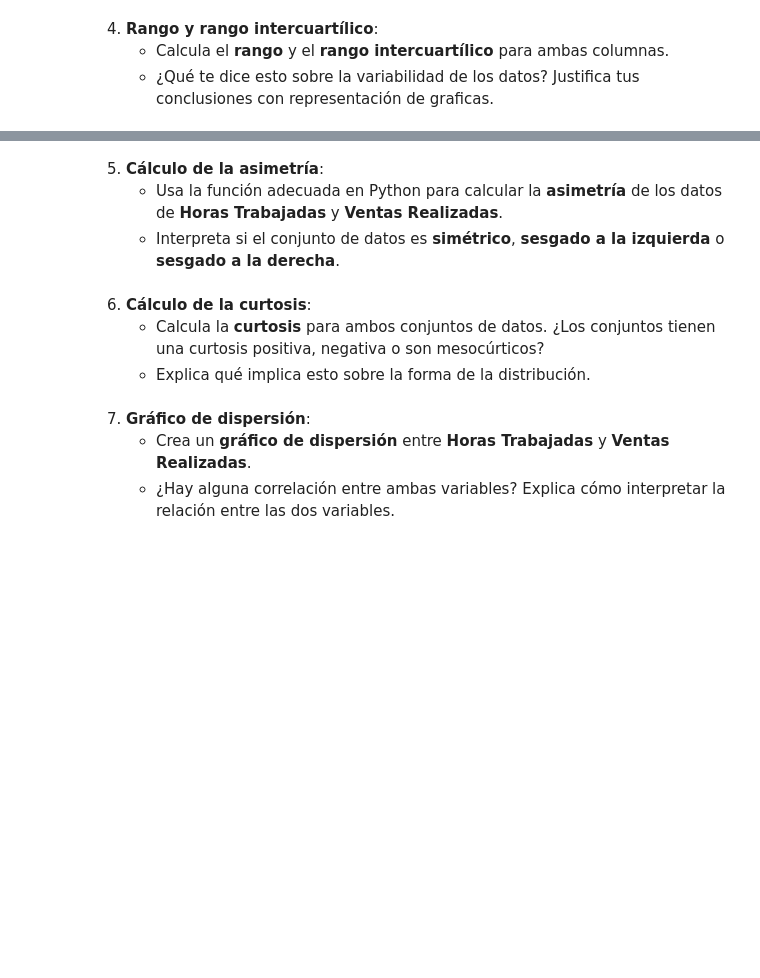
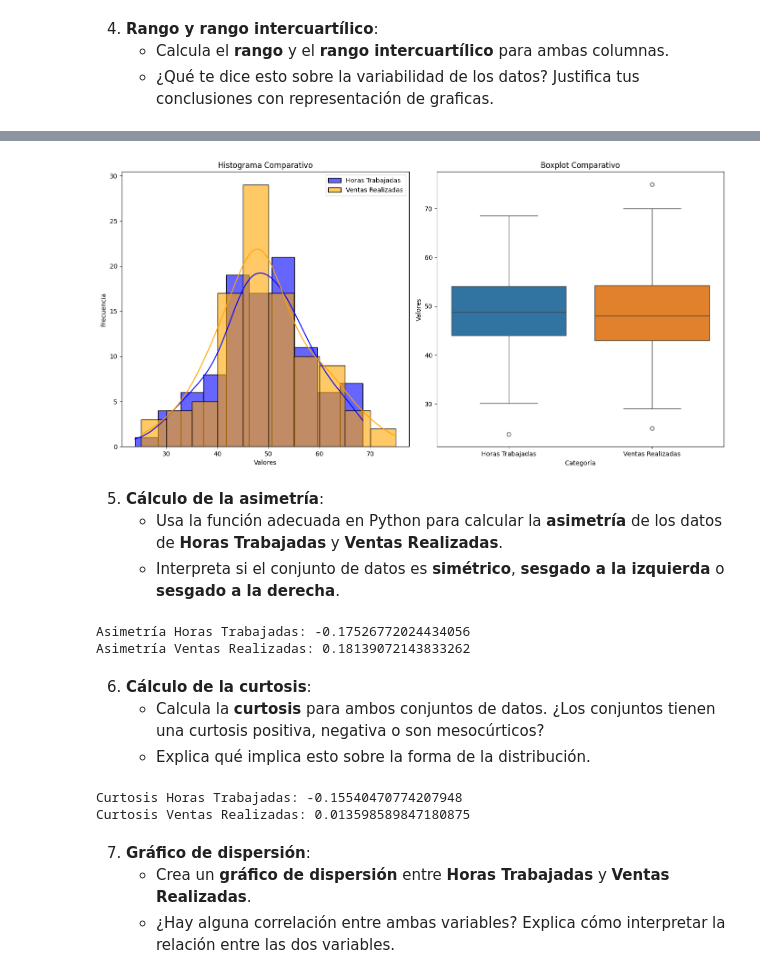
Before and after one commit to SrAlcast/6.1.Estad-stica_Descriptiva, a Jupyter notebook: laboratorio-modulo6-leccion01-estadistica-descriptiva.ipynb, the cells around one changed output, grey strips where cells are left out. Cells and saved outputs as stored; diff of their text form; code cells hidden in the pictures; blank space fills up the shorter version.

```diff
--- a/laboratorio-modulo6-leccion01-estadistica-descriptiva.ipynb
+++ b/laboratorio-modulo6-leccion01-estadistica-descriptiva.ipynb
@@ -205,3 +328,26 @@ print(ventas_realizadas)
+# %%
+plt.figure(figsize=(14, 7))
+
+# Histograma combinado para 'Horas Trabajadas' y 'Ventas Realizadas'
+plt.subplot(1, 2, 1)
+sns.histplot(rendimiento_df['Horas Trabajadas'], bins=10, kde=True, label='Horas Trabajadas', color='blue', alpha=0.6)
+sns.histplot(rendimiento_df['Ventas Realizadas'], bins=10, kde=True, label='Ventas Realizadas', color='orange', alpha=0.6)
+plt.title('Histograma Comparativo')
+plt.xlabel('Valores')
+plt.ylabel('Frecuencia')
+plt.legend()
+
+# Boxplot comparativo para 'Horas Trabajadas' y 'Ventas Realizadas'
+plt.subplot(1, 2, 2)
+sns.boxplot(data=rendimiento_df[['Horas Trabajadas', 'Ventas Realizadas']])
+plt.title('Boxplot Comparativo')
+plt.xlabel('Categoría')
+plt.ylabel('Valores')
+
+plt.tight_layout()
+plt.show()
+# %% [output]
+[figure, added]
 # %% [markdown]
 5. **Cálculo de la asimetría**:
    - Usa la función adecuada en Python para calcular la **asimetría** de los datos de **Horas Trabajadas** y **Ventas Realizadas**.
@@ -210,0 +355,13 @@ print(ventas_realizadas)
+# %%
+# Calcular la asimetría para 'Horas Trabajadas'
+skew_horas = stats.skew(rendimiento_df['Horas Trabajadas'])
+
+# Calcular la asimetría para 'Ventas Realizadas'
+skew_ventas = stats.skew(rendimiento_df['Ventas Realizadas'])
+
+# Imprimir los resultados
+print(f"Asimetría Horas Trabajadas: {skew_horas}")
+print(f"Asimetría Ventas Realizadas: {skew_ventas}")
+# %% [output]
+Asimetría Horas Trabajadas: -0.17526772024434056
+Asimetría Ventas Realizadas: 0.18139072143833262
@@ -212,3 +375,16 @@ print(ventas_realizadas)
 6. **Cálculo de la curtosis**:
    - Calcula la **curtosis** para ambos conjuntos de datos. ¿Los conjuntos tienen una curtosis positiva, negativa o son mesocúrticos?
    - Explica qué implica esto sobre la forma de la distribución.
+# %%
+# Calcular curtosis para 'Horas Trabajadas'
+kurtosis_horas = stats.kurtosis(rendimiento_df['Horas Trabajadas'])
+
+# Calcular curtosis para 'Ventas Realizadas'
+kurtosis_ventas = stats.kurtosis(rendimiento_df['Ventas Realizadas'])
+
+# Imprimir los resultados
+print(f"Curtosis Horas Trabajadas: {kurtosis_horas}")
+print(f"Curtosis Ventas Realizadas: {kurtosis_ventas}")
+# %% [output]
+Curtosis Horas Trabajadas: -0.15540470774207948
+Curtosis Ventas Realizadas: 0.013598589847180875
```
Also changed, not shown: parts of 24 cells of this notebook.
